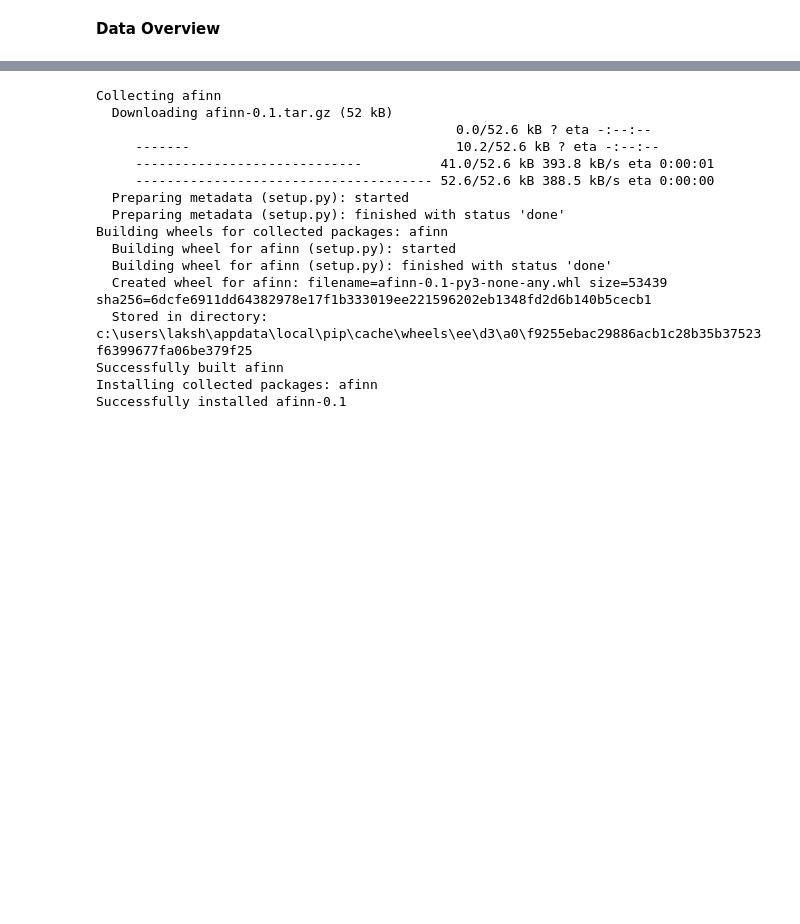
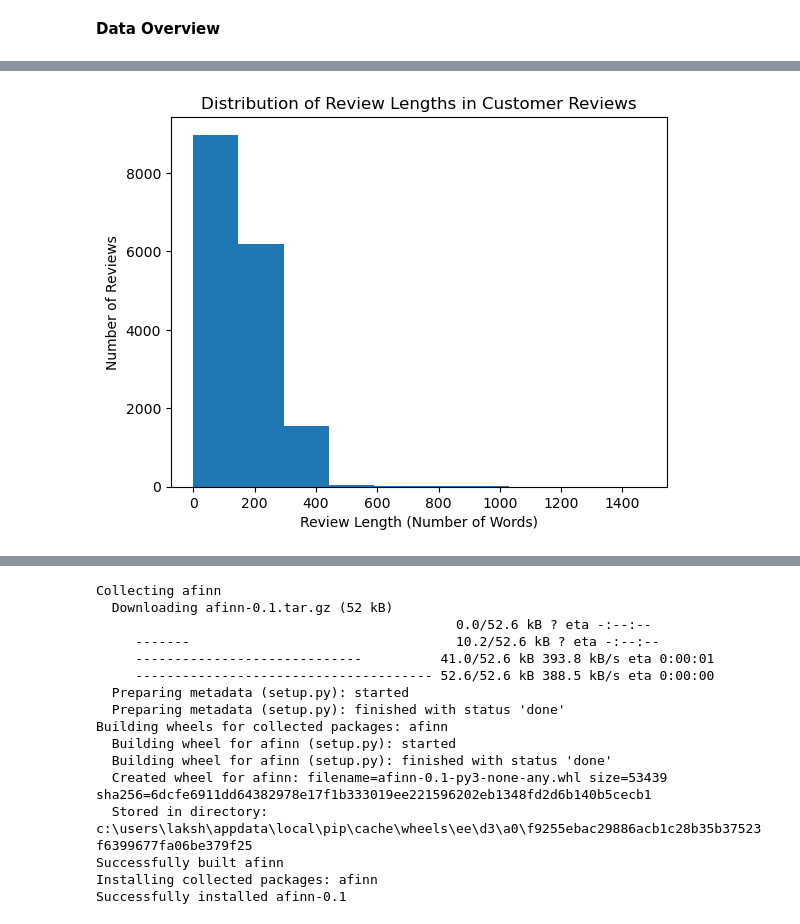
Before and after one commit to springboardmentor112/SentimentAnalysis-TextClassification, a Jupyter notebook: SentimentAnalysis_Lexicon_based.ipynb, the cells around one changed output, grey strips where cells are left out. Saved outputs shown, nothing was run; the diff lists cells and outputs as text; code cells hidden in the pictures; blank space fills up the shorter version.

```diff
--- a/SentimentAnalysis_Lexicon_based.ipynb
+++ b/SentimentAnalysis_Lexicon_based.ipynb
@@ -248 +367,9 @@ plt.show()
+# %%
+plt.xlabel("Review Length (Number of Words)")
+plt.ylabel("Number of Reviews")
+plt.title("Distribution of Review Lengths in Customer Reviews")
+plt.hist(df['content'].str.len()) # through Histogram also we can view the Review Length distribution
+plt.show()
+# %% [output]
+[figure, added]
 # %% [markdown]
```
Also changed, not shown: parts of 77 cells of this notebook.
